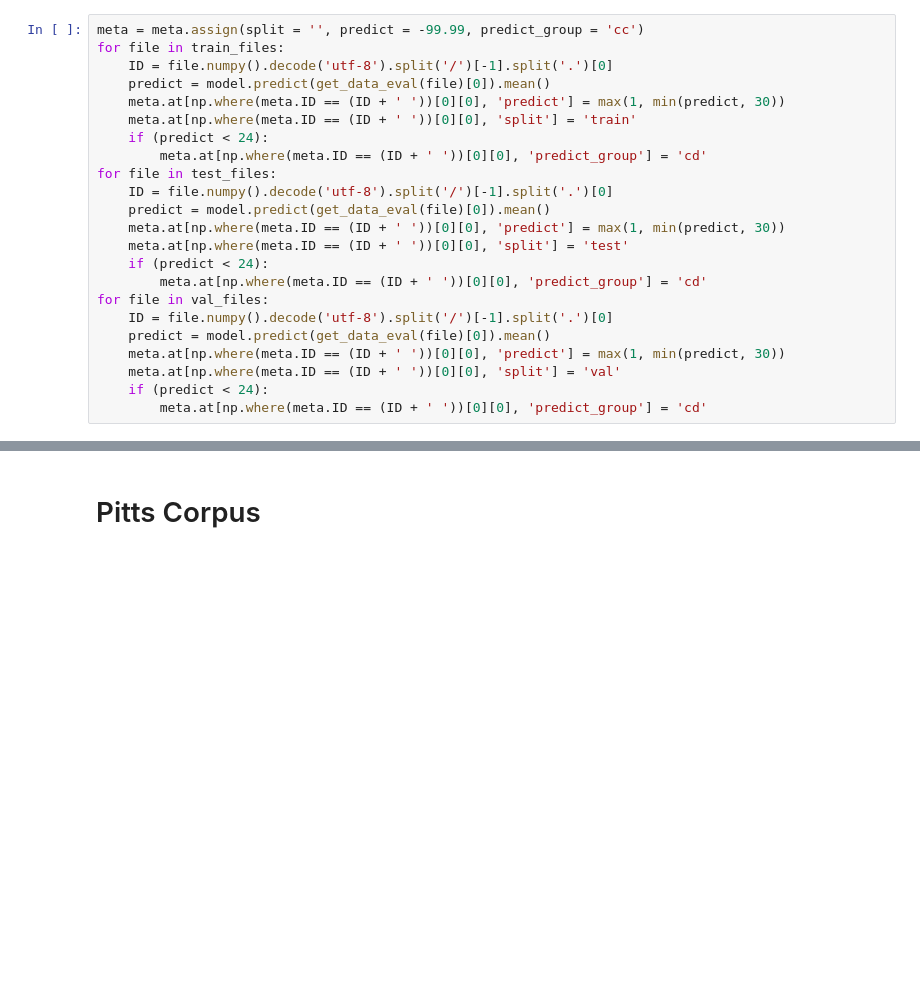
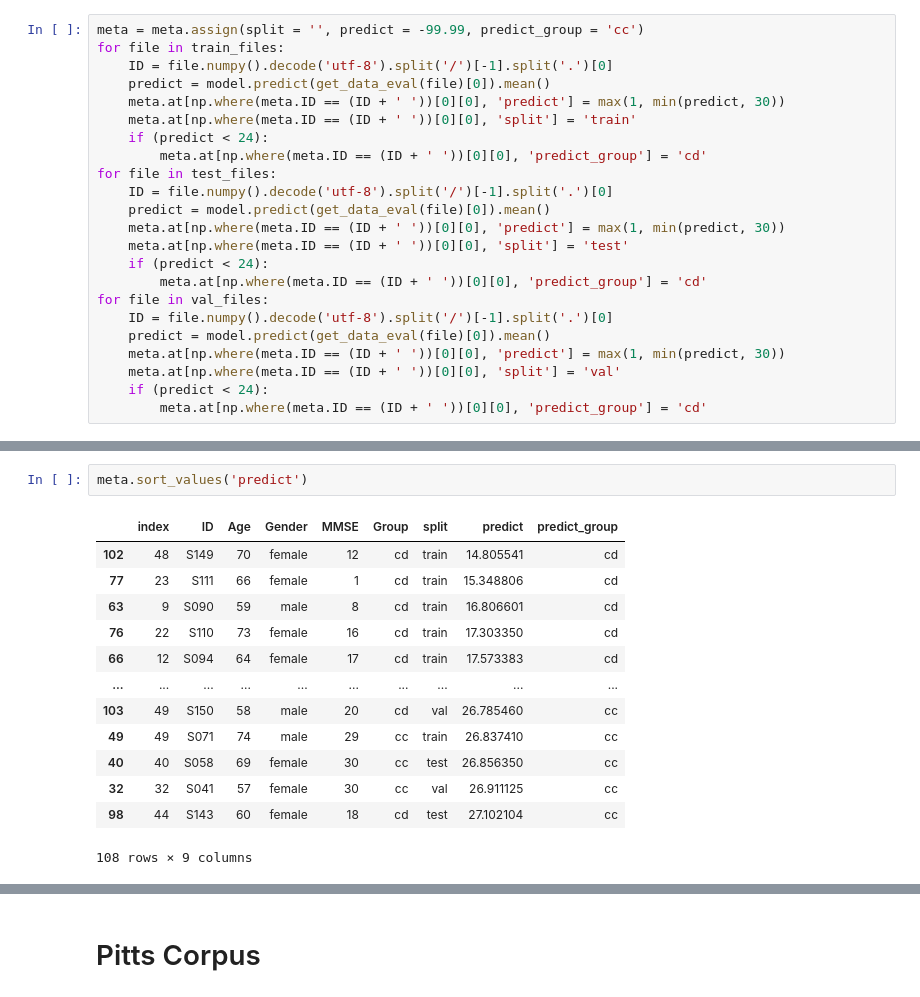
Before and after one commit to W210-SP21-Capstone-Dementia/model, a Jupyter notebook: 4-RollingWindow+LSTM+WN.ipynb, the cells around one changed output, grey strips where cells are left out. Saved outputs shown, nothing was run; the diff lists cells and outputs as text; blank space fills up the shorter version.

```diff
--- a/4-RollingWindow+LSTM+WN.ipynb
+++ b/4-RollingWindow+LSTM+WN.ipynb
@@ -289,3 +341,19 @@ meta.MMSE.describe()
+# %%
+meta.sort_values('predict')
+# %% [output]
+|  | index | ID | Age | Gender | MMSE | Group | split | predict | predict_group |
+| 102 | 48 | S149 | 70 | female | 12 | cd | train | 14.805541 | cd |
+| 77 | 23 | S111 | 66 | female | 1 | cd | train | 15.348806 | cd |
+| 63 | 9 | S090 | 59 | male | 8 | cd | train | 16.806601 | cd |
+| 76 | 22 | S110 | 73 | female | 16 | cd | train | 17.303350 | cd |
+| 66 | 12 | S094 | 64 | female | 17 | cd | train | 17.573383 | cd |
+| ... | ... | ... | ... | ... | ... | ... | ... | ... | ... |
+| 103 | 49 | S150 | 58 | male | 20 | cd | val | 26.785460 | cc |
+| 49 | 49 | S071 | 74 | male | 29 | cc | train | 26.837410 | cc |
+| 40 | 40 | S058 | 69 | female | 30 | cc | test | 26.856350 | cc |
+| 32 | 32 | S041 | 57 | female | 30 | cc | val | 26.911125 | cc |
+| 98 | 44 | S143 | 60 | female | 18 | cd | test | 27.102104 | cc |
+108 rows × 9 columns
 # %%
 ggplot(meta) + \
 geom_point(aes(x = 'MMSE', y = 'predict', colour = 'split')) + \
```
Also changed, not shown: parts of 34 cells of this notebook, 7 other files.
